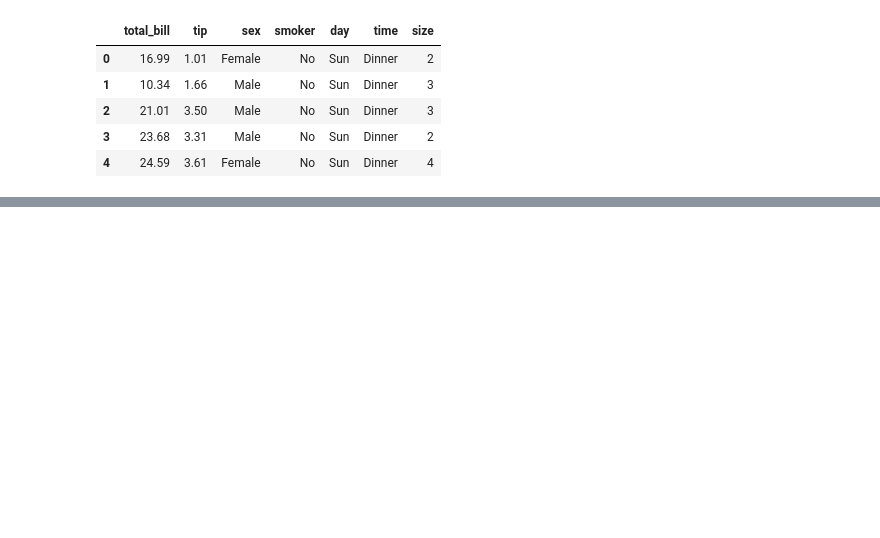
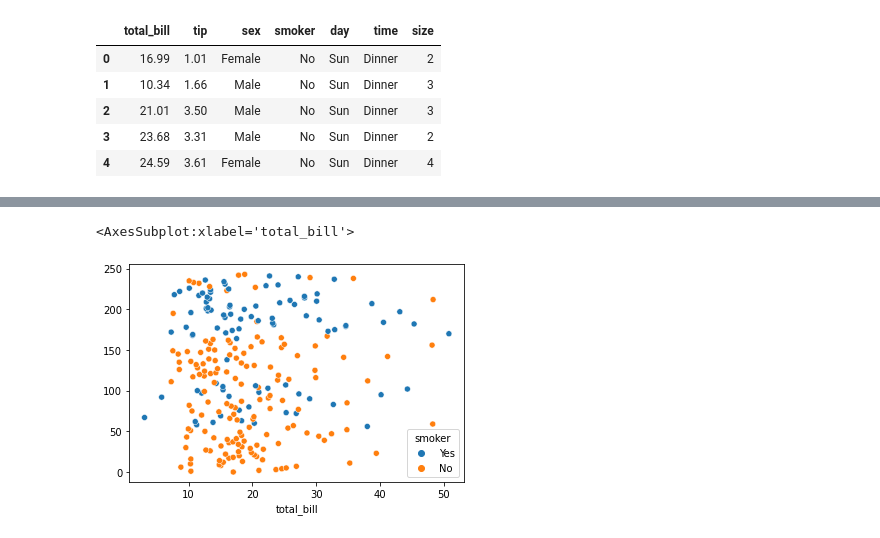
Before and after one commit to ybshankar010/machinelearning, a Jupyter notebook: articles/univariate analysis.ipynb, the cells around one changed output, grey strips where cells are left out. Saved outputs shown, nothing was run; the diff lists cells and outputs as text; code cells hidden in the pictures; blank space fills up the shorter version.

```diff
--- a/articles/univariate analysis.ipynb
+++ b/articles/univariate analysis.ipynb
@@ -14,0 +95,5 @@ df.head()
+# %%
+sns.scatterplot(data=df, x="total_bill", y=df.index,hue=df.smoker)
+# %% [output]
+<AxesSubplot:xlabel='total_bill'>
+[figure, added]
```
Also changed, not shown: parts of 10 cells of this notebook.
